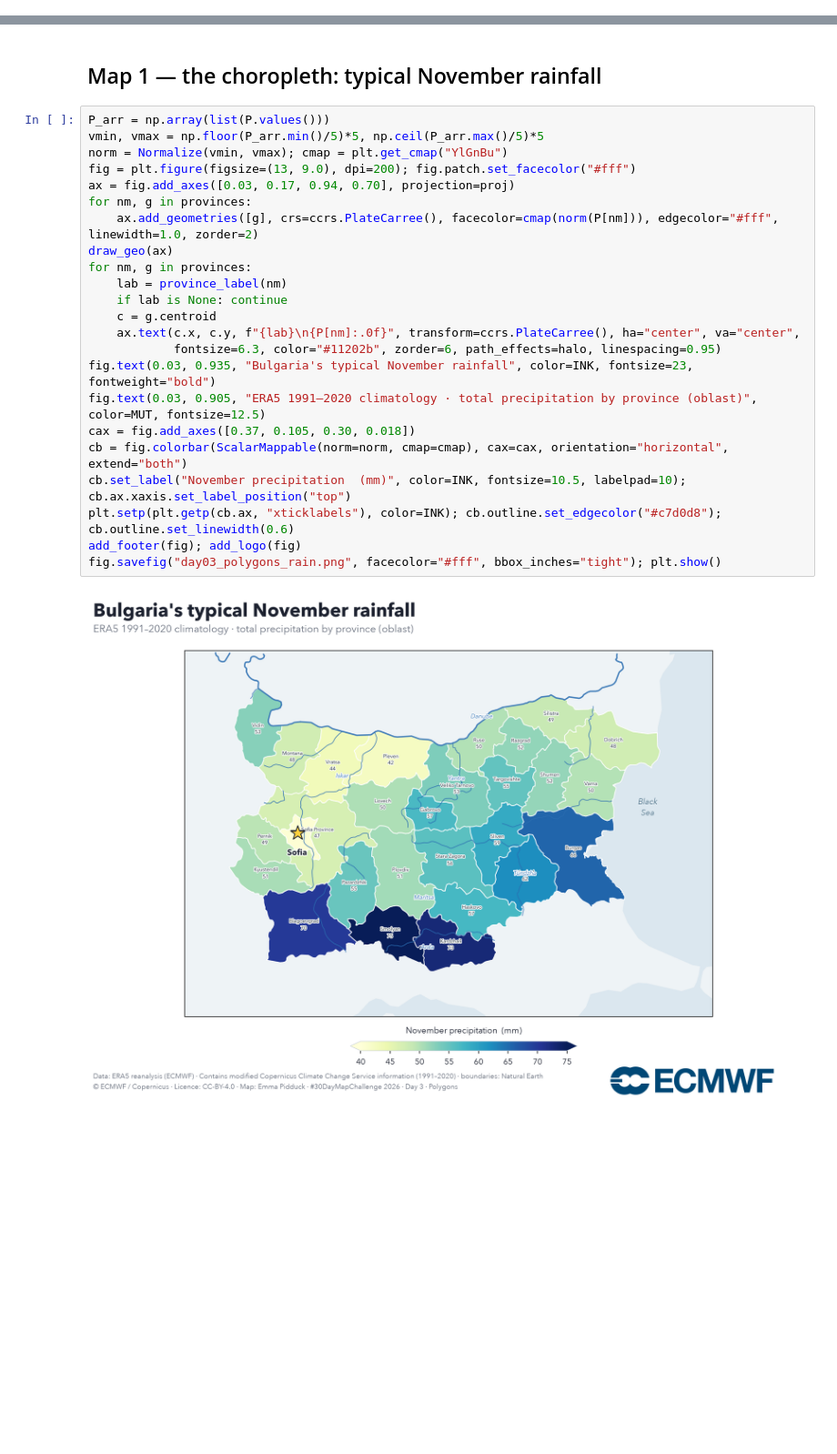
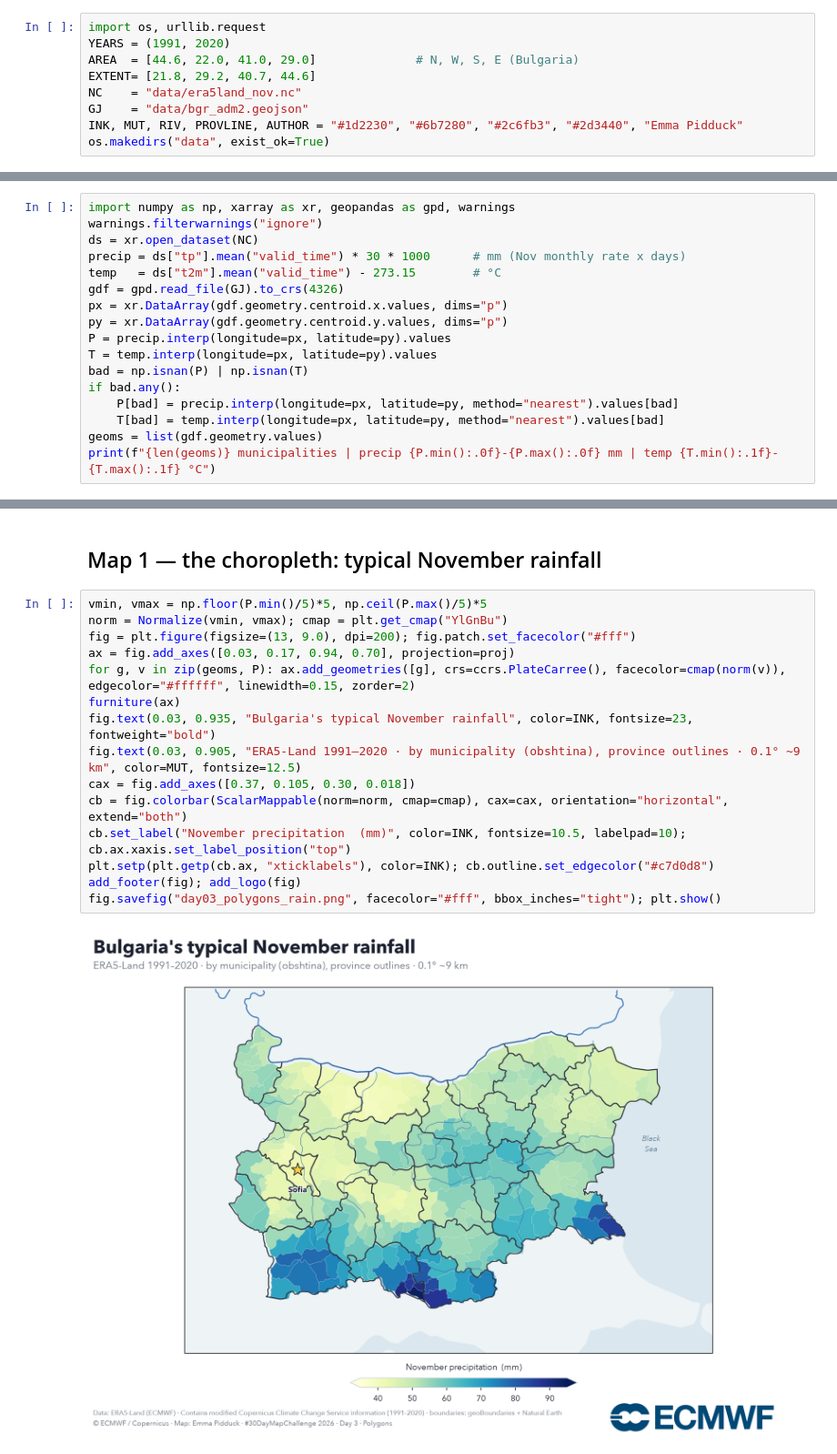
Before and after one commit to piddy376/30dmc2026, a Jupyter notebook: day03_polygons.ipynb, the cells around one changed output, grey strips where cells are left out. Shown at 91% size. Cells and saved outputs as stored; diff of their text form; blank space fills up the shorter version.

```diff
--- a/day03_polygons.ipynb
+++ b/day03_polygons.ipynb
@@ -130,0 +49,9 @@ print(f"{len(provinces)} provinces · {len(RIVERS)} river reaches")
+# %%
+import os, urllib.request
+YEARS = (1991, 2020)
+AREA  = [44.6, 22.0, 41.0, 29.0]              # N, W, S, E (Bulgaria)
+EXTENT= [21.8, 29.2, 40.7, 44.6]
+NC    = "data/era5land_nov.nc"
+GJ    = "data/bgr_adm2.geojson"
+INK, MUT, RIV, PROVLINE, AUTHOR = "#1d2230", "#6b7280", "#2c6fb3", "#2d3440", "Emma Pidduck"
+os.makedirs("data", exist_ok=True)
@@ -130,0 +79,17 @@ print(f"{len(provinces)} provinces · {len(RIVERS)} river reaches")
+# %%
+import numpy as np, xarray as xr, geopandas as gpd, warnings
+warnings.filterwarnings("ignore")
+ds = xr.open_dataset(NC)
+precip = ds["tp"].mean("valid_time") * 30 * 1000      # mm (Nov monthly rate x days)
+temp   = ds["t2m"].mean("valid_time") - 273.15        # °C
+gdf = gpd.read_file(GJ).to_crs(4326)
+px = xr.DataArray(gdf.geometry.centroid.x.values, dims="p")
+py = xr.DataArray(gdf.geometry.centroid.y.values, dims="p")
+P = precip.interp(longitude=px, latitude=py).values
+T = temp.interp(longitude=px, latitude=py).values
+bad = np.isnan(P) | np.isnan(T)
+if bad.any():
+    P[bad] = precip.interp(longitude=px, latitude=py, method="nearest").values[bad]
+    T[bad] = temp.interp(longitude=px, latitude=py, method="nearest").values[bad]
+geoms = list(gdf.geometry.values)
+print(f"{len(geoms)} municipalities | precip {P.min():.0f}-{P.max():.0f} mm | temp {T.min():.1f}-{T.max():.1f} °C")
@@ -168,27 +139,19 @@ def add_footer(fig):
 # %% [markdown]
 ## Map 1 — the choropleth: typical November rainfall
 # %%
-P_arr = np.array(list(P.values()))
-vmin, vmax = np.floor(P_arr.min()/5)*5, np.ceil(P_arr.max()/5)*5
+vmin, vmax = np.floor(P.min()/5)*5, np.ceil(P.max()/5)*5
 norm = Normalize(vmin, vmax); cmap = plt.get_cmap("YlGnBu")
 fig = plt.figure(figsize=(13, 9.0), dpi=200); fig.patch.set_facecolor("#fff")
 ax = fig.add_axes([0.03, 0.17, 0.94, 0.70], projection=proj)
-for nm, g in provinces:
-    ax.add_geometries([g], crs=ccrs.PlateCarree(), facecolor=cmap(norm(P[nm])), edgecolor="#fff", linewidth=1.0, zorder=2)
-draw_geo(ax)
-for nm, g in provinces:
-    lab = province_label(nm)
-    if lab is None: continue
-    c = g.centroid
-    ax.text(c.x, c.y, f"{lab}\n{P[nm]:.0f}", transform=ccrs.PlateCarree(), ha="center", va="center",
-            fontsize=6.3, color="#11202b", zorder=6, path_effects=halo, linespacing=0.95)
+for g, v in zip(geoms, P): ax.add_geometries([g], crs=ccrs.PlateCarree(), facecolor=cmap(norm(v)), edgecolor="#ffffff", linewidth=0.15, zorder=2)
+furniture(ax)
 fig.text(0.03, 0.935, "Bulgaria's typical November rainfall", color=INK, fontsize=23, fontweight="bold")
-fig.text(0.03, 0.905, "ERA5 1991–2020 climatology · total precipitation by province (oblast)", color=MUT, fontsize=12.5)
+fig.text(0.03, 0.905, "ERA5-Land 1991–2020 · by municipality (obshtina), province outlines · 0.1° ~9 km", color=MUT, fontsize=12.5)
 cax = fig.add_axes([0.37, 0.105, 0.30, 0.018])
 cb = fig.colorbar(ScalarMappable(norm=norm, cmap=cmap), cax=cax, orientation="horizontal", extend="both")
 cb.set_label("November precipitation  (mm)", color=INK, fontsize=10.5, labelpad=10); cb.ax.xaxis.set_label_position("top")
-plt.setp(plt.getp(cb.ax, "xticklabels"), color=INK); cb.outline.set_edgecolor("#c7d0d8"); cb.outline.set_linewidth(0.6)
+plt.setp(plt.getp(cb.ax, "xticklabels"), color=INK); cb.outline.set_edgecolor("#c7d0d8")
 add_footer(fig); add_logo(fig)
 fig.savefig("day03_polygons_rain.png", facecolor="#fff", bbox_inches="tight"); plt.show()
 # %% [output]
-[figure, old version]
+[figure, new version]
```
Also changed, not shown: parts of 22 cells of this notebook, 3 other files.
